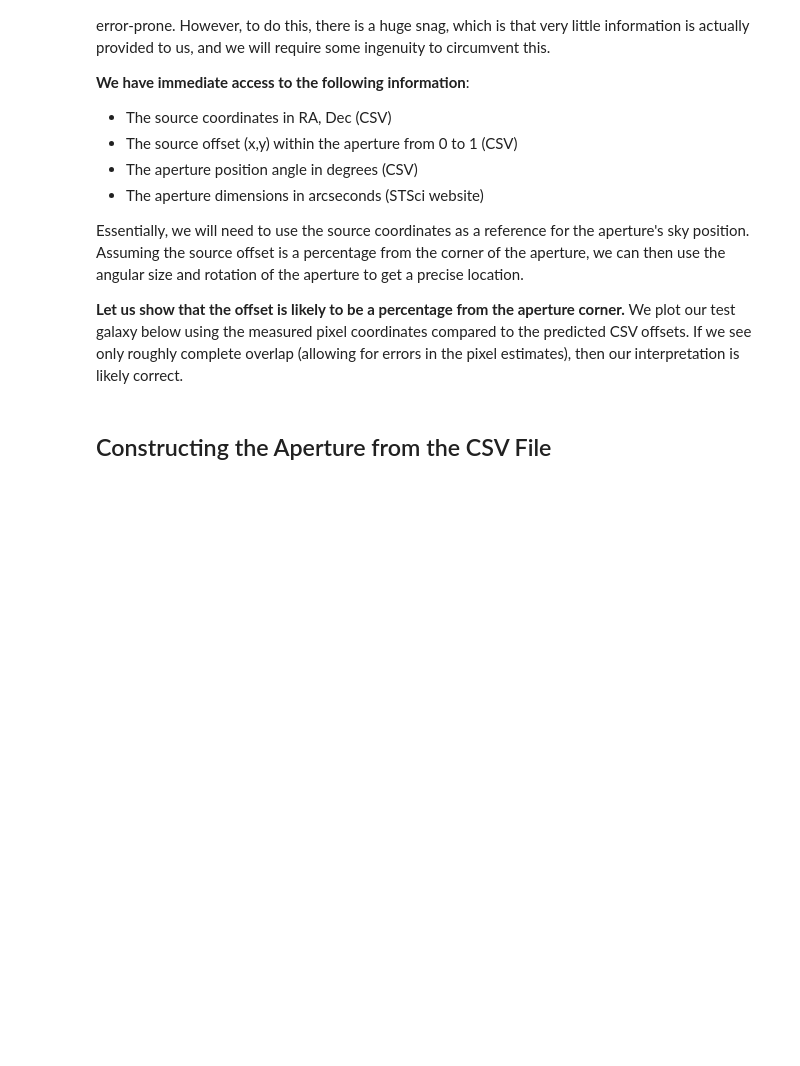
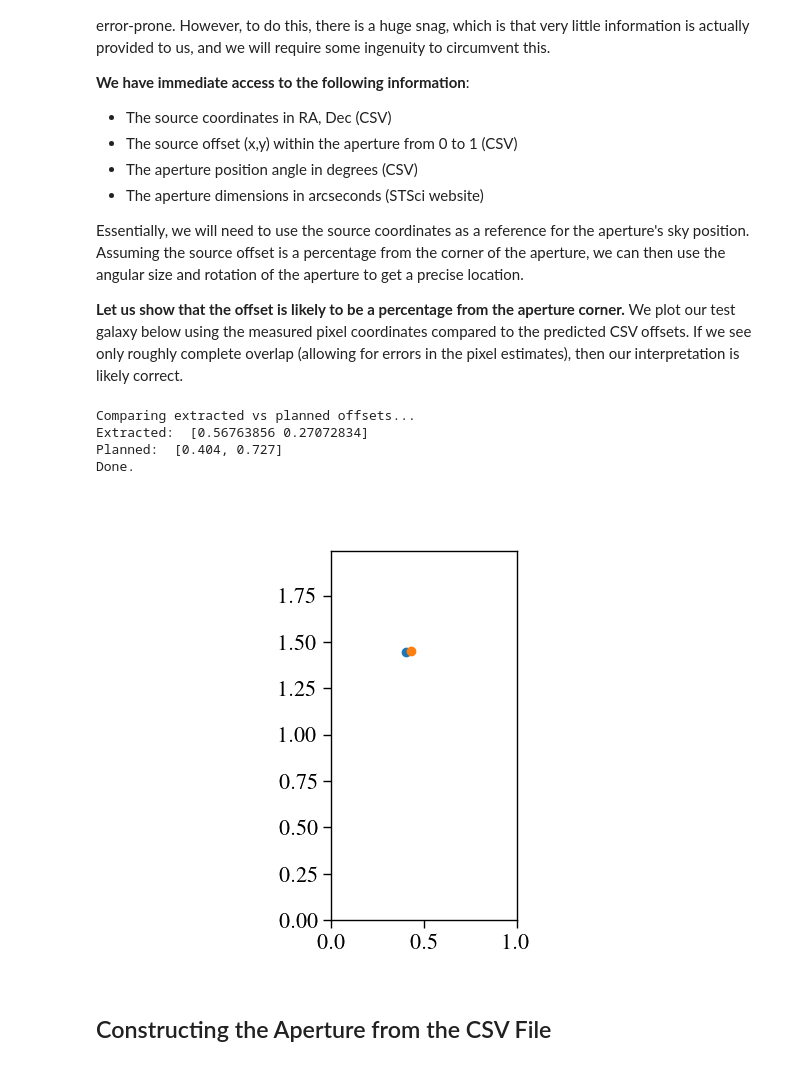
Before and after one commit to ImaanBontle/apo-phot, a Jupyter notebook: Apo_Phot.ipynb, the cells around one changed output. Saved outputs shown, nothing was run; the diff lists cells and outputs as text; code cells hidden in the pictures; blank space fills up the shorter version.

```diff
--- a/Apo_Phot.ipynb
+++ b/Apo_Phot.ipynb
@@ -1565,6 +1578,23 @@ Essentially, we will need to use the source coordinates as a reference for the a
 **Let us show that the offset is likely to be a percentage from the aperture corner.** We plot our test galaxy below using the measured pixel coordinates compared to the predicted CSV offsets. If we see only roughly complete overlap (allowing for errors in the pixel estimates), then our interpretation is likely correct.
 # %%
 print("Comparing extracted vs planned offsets...")
+
+Sources = ["c1-2e1n1-G235M-F170LP", "c1-2e1n2-G235M-F170LP", "c1-2e1n3-G235M-F170LP", "c1-2e2n1-G395M-F290LP", "c1-2e2n2-G395M-F290LP", "c1-2e2n3-G395M-F290LP"];
+for source in Sources:
+    Datafile = tbl.Table.read(f"../SharedData/NIRSpec/SMACS_Data/2736-obs8-{source}.csv");
+    for x in range(0, len(Datafile), 1):
+        galaxy = Datafile["ID"][x];
+        try:
+            Longlist[galaxy];
+        except:
+            Longlist[galaxy] = {};
+        finally:
+            Longlist[galaxy][source] = {};
+            Longlist[galaxy][source]["RA"] = Datafile["Source RA (Degrees)"][x] * u.deg;
+            Longlist[galaxy][source]["Dec"] = Datafile["Source Dec (Degrees)"][x] * u.deg;
+            Longlist[galaxy][source]["Angle"] = Datafile["Aperture PA (Degrees)"][x] * u.deg;
+            Longlist[galaxy][source]["Offset_x"] = Datafile["Offset (x)"][x];
+            Longlist[galaxy][source]["Offset_y"] = Datafile["Offset (y)"][x];
 
 # Source offset from aperture centre in pixel coordinates
 source_offset_old = source_coords_test - aperture_centroid
@@ -1577,33 +1607,39 @@ frame_image_to_aperture = np.array(
 )
 source_offset_new = np.matmul(source_offset_old, frame_image_to_aperture)
 # Express as percentage of aperture dimensions
 source_offset_rel = source_offset_new * np.array(
     [1 / aperture_width, 1 / aperture_height]
 )
 # Finally, calculate offset from corner of aperture
 source_offset = source_offset_rel + np.array([0.5, 0.5])
 print("Extracted: ", source_offset)
 print(
     "Planned: ",
     [
         Longlist[10612]["c1-2e1n1-G235M-F170LP"]["Offset_x"],
         Longlist[10612]["c1-2e1n1-G235M-F170LP"]["Offset_y"],
     ],
 )
 
 # Plot this visually
 plt.close("all")
 plt.scatter(
     Longlist[10612]["c1-2e1n1-G235M-F170LP"]["Offset_x"],
     (Longlist[10612]["c1-2e1n1-G235M-F170LP"]["Offset_y"])
     * (aperture_height / aperture_width),
 )
 plt.scatter(1 - source_offset[0], (1 - source_offset[1]) * (aperture_height / aperture_width))
 plt.xlim(0, 1)
 plt.ylim(0, (aperture_height / aperture_width))
 plt.gca().set_aspect("equal", adjustable="box")
 
 print("Done.")
+# %% [output]
+Comparing extracted vs planned offsets...
+Extracted:  [0.56763856 0.27072834]
+Planned:  [0.404, 0.727]
+Done.
+[figure, added]
 # %% [markdown]
 ## Constructing the Aperture from the CSV File
 # %% [markdown]
```
Also changed, not shown: parts of 6 cells of this notebook.
